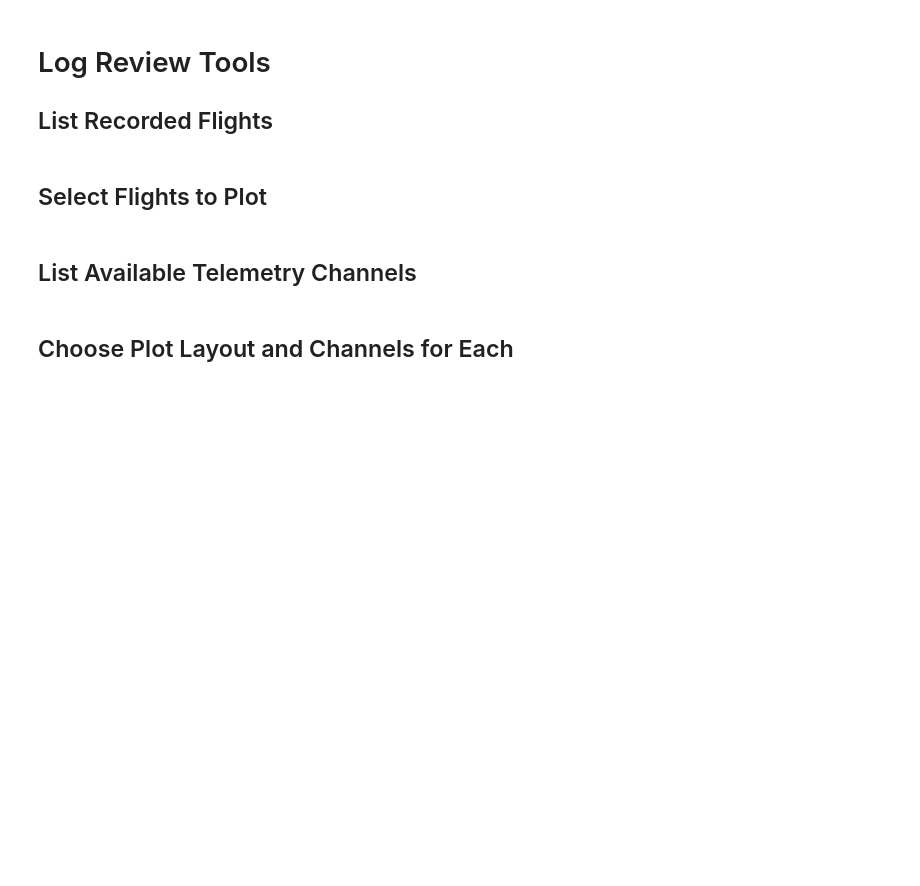
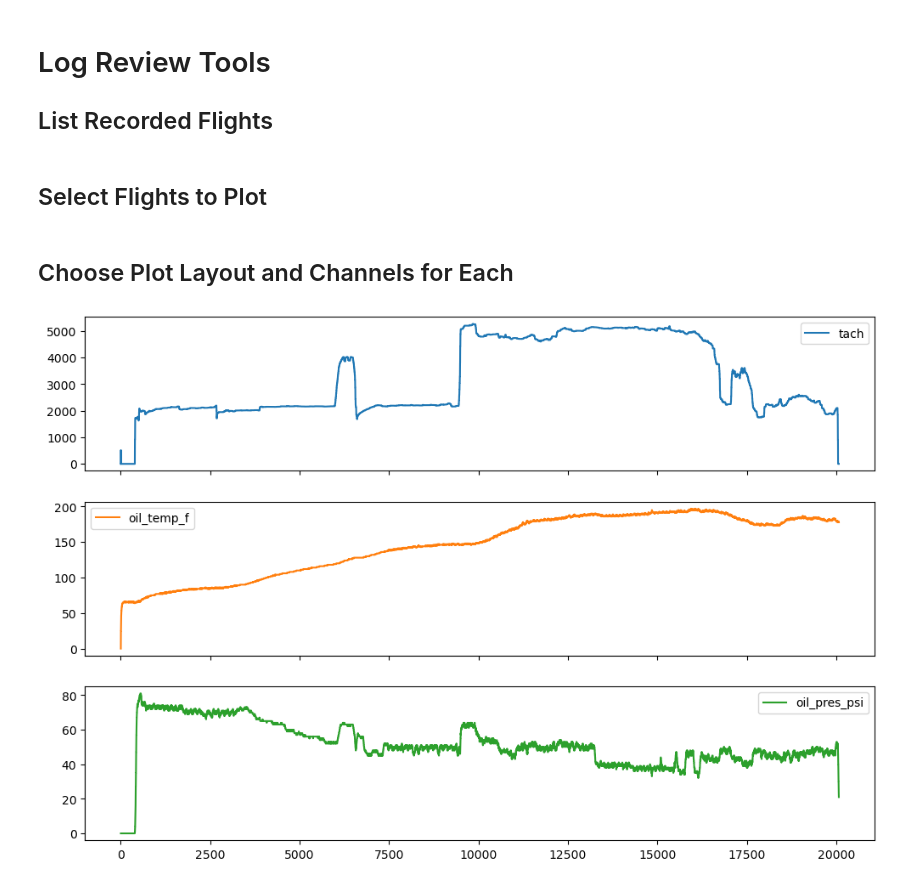
Before and after one commit to ersatzavian/GrandRapids_EIS_Log_Handler, a Jupyter notebook: log_processor.ipynb, the cells around one changed output. Saved outputs shown, nothing was run; the diff lists cells and outputs as text; code cells hidden in the pictures; blank space fills up the shorter version.

```diff
--- a/log_processor.ipynb
+++ b/log_processor.ipynb
@@ -55,5 +58,32 @@ class LogFmt(IntEnum):
 # %% [markdown]
 # Load Existing Database
 # %%
-# with open('/path/to/file', 'rb') as f:
-#     read_df = feather.read_feather(f)
+with open('./acft_log_db', 'rb') as f:
+    try:
+        all_logs_df = feather.read_feather(f)
+        print("Loaded existing database")
+    except:
+        # TODO Prompt user to confirm before overwriting database if read fails
+        print("Failed to read stored database, creating new")
+        all_logs_dict = {
+            "tach": [],
+#             "cht2": [],
+#             "cht3": [],
+#             "egt1": [],
+#             "egt2": [],
+#             "egt3": [],
+#             "egt4": [],
+#             "volts": [],
+#             "unit_temp_f": [],
+#             "coolant_temp_f": [],
+            "oil_temp_f": [],
+            "oil_pres_psi": []
+#             "aux1": [],
+#             "aux2": [],
+#             "aux3": [],
+#             "aux4": [],
+#             "aux5": [],
+#             "aux6": [],
+#             "tach_hrs": [],
+#             "flight_hrs": []
+        }
@@ -123,7 +213,13 @@ print(log_dataframe)
 ## List Recorded Flights
 # %% [markdown]
 ## Select Flights to Plot
-# %% [markdown]
-## List Available Telemetry Channels
 # %% [markdown]
 ## Choose Plot Layout and Channels for Each
+# %%
+#### all_logs_df.plot()
+
+# TODO Plot multiple channels on same figure with different axes
+axs = all_logs_df.plot(figsize=(12,8),subplots=True)
+plt.show()
+# %% [output]
+[figure, added]
```
Also changed, not shown: parts of 4 cells of this notebook, 6 other files.
